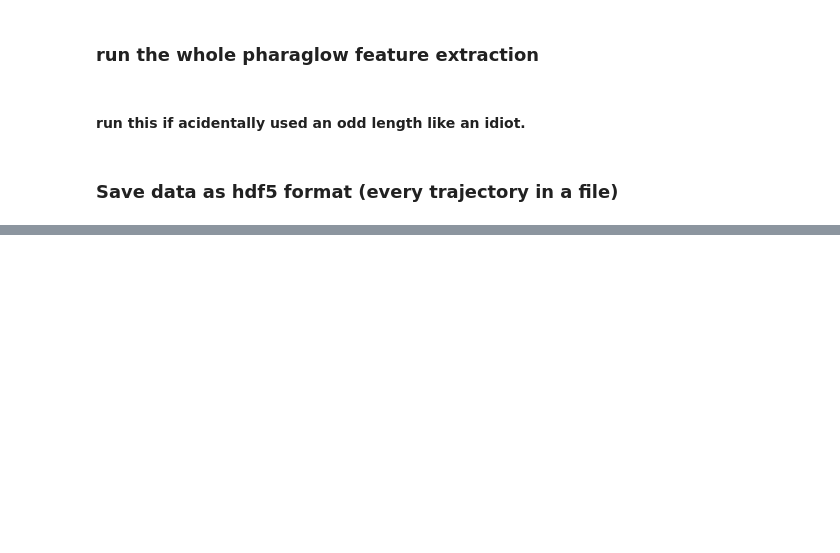
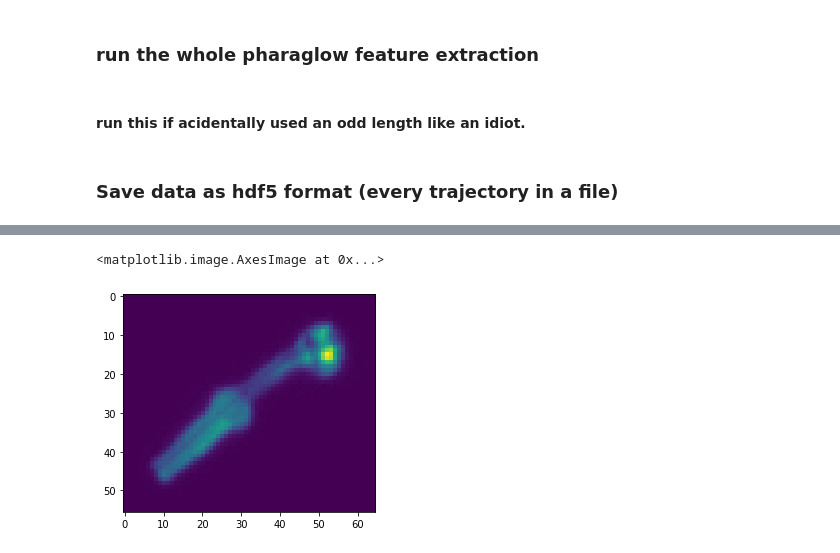
Before and after one commit to scholz-lab/PharaGlow, a Jupyter notebook: notebooks/RunningPharaglowParallel-MV.ipynb, the cells around one changed output, grey strips where cells are left out. Saved outputs shown, nothing was run; the diff lists cells and outputs as text; code cells hidden in the pictures; blank space fills up the shorter version.

```diff
--- a/notebooks/RunningPharaglowParallel-MV.ipynb
+++ b/notebooks/RunningPharaglowParallel-MV.ipynb
@@ -316,0 +356,8 @@ Wall time: 33min 56s
+# %%
+data = pd.read_json(outfile.format('results', '0'), orient='split', numpy = True)
+# %%
+x0=450
+plt.imshow(np.array(data.iloc[x0]['image']).reshape(data.iloc[x0]['shapeY'], -1))
+# %% [output]
+<matplotlib.image.AxesImage at 0x...>
+[figure, added]
```
Also changed, not shown: parts of 20 cells of this notebook, 3 other files.
